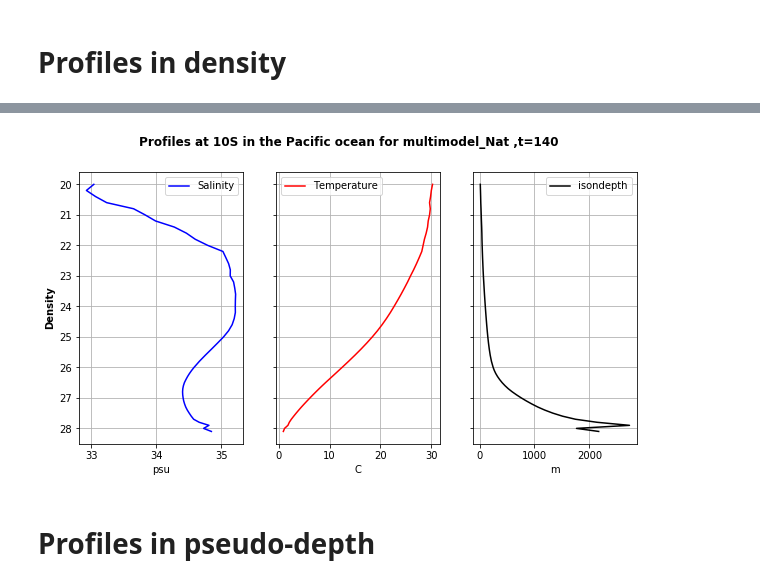
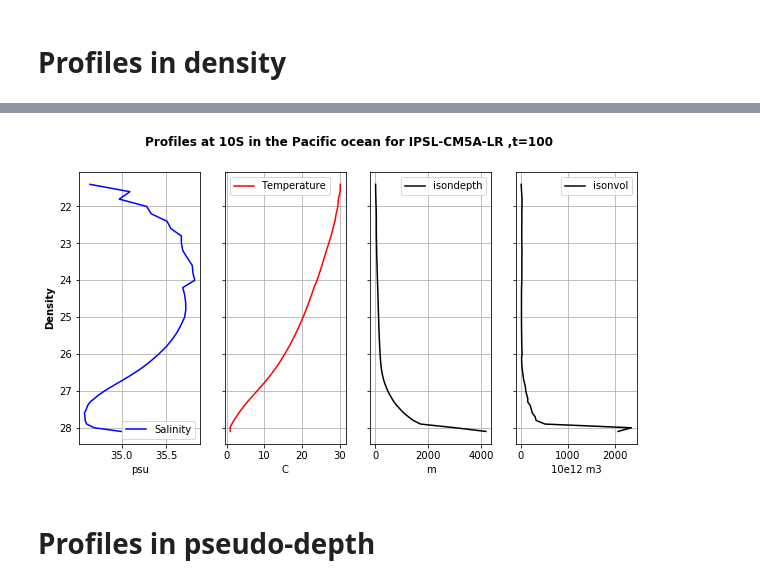
Before and after one commit to eguil/Density_bining, a Jupyter notebook: Yona_analysis/programs/check_10SPac_jupyter.ipynb, the cells around one changed output, grey strips where cells are left out. Cells and saved outputs as stored; diff of their text form; code cells hidden in the pictures.

```diff
--- a/Yona_analysis/programs/check_10SPac_jupyter.ipynb
+++ b/Yona_analysis/programs/check_10SPac_jupyter.ipynb
@@ -6,8 +6,8 @@ import os, glob
 from netCDF4 import Dataset as open_ncfile
 # %%
 # Choose options
-model_name = 'multimodel_Nat'
-t = 140 # time step
+model_name = 'IPSL-CM5A-LR'#'multimodel_Nat'
+t = 100 # time step
 # %%
 def find_nearest(array, value):
     array = np.asarray(array)
@@ -17,8 +17,8 @@ def find_nearest(array, value):
 # Profiles in density
 # %%
 # Read T,S,isondepth from one model at one time step, for Pacific ocean at 10S (zonal mean)
-indir_hist = '/data/ericglod/Density_binning/Prod_density_april15/mme_hist/'
-file_hist = glob.glob(indir_hist+'*'+model_name+'*zon2D.nc')[0]
+indir_hist = '/data/ericglod/Density_binning/Prod_density_april15/historical/' #mme_hist/'
+file_hist = glob.glob(indir_hist+'*'+model_name+'*r2i1p1*zon2D.nc')[0]
 fh = open_ncfile(file_hist,'r')
 
 lat = fh.variables['latitude'][:]
@@ -27,3 +27,4 @@ ilat = find_nearest(lat,-10)
 S = fh.variables['isonso'][t,2,:,ilat].squeeze()
 T = fh.variables['isonthetao'][t,2,:,ilat].squeeze()
 depth = fh.variables['isondepth'][t,2,:,ilat].squeeze()
+volume = fh.variables['isonvol'][t,2,:,ilat].squeeze()
@@ -54,22 +59,26 @@ df_density
 # %%
-fig,ax = plt.subplots(nrows=1,ncols=3,sharey=True,figsize=(10,5),facecolor='white')
+fig,ax = plt.subplots(nrows=1,ncols=4,sharey=True,figsize=(10,5),facecolor='white')
 ax[0].plot(S,density,color='blue',label='Salinity')
 ax[1].plot(T,density,color='red',label='Temperature')
 ax[2].plot(depth,density,color='black',label='isondepth')
+ax[3].plot(volume,density,color='black',label='isonvol')
 ax[0].set_ylabel('Density',fontweight='bold')
 fig.suptitle('Profiles at 10S in the Pacific ocean for '+model_name+' ,t='+str(t),fontweight='bold')
 ax[0].legend()
 ax[0].set_xlabel('psu')
 ax[0].grid()
 ax[1].legend()
 ax[1].set_xlabel('C')
 ax[1].grid()
 ax[2].legend()
 ax[2].set_xlabel('m')
 ax[2].grid()
+ax[3].legend()
+ax[3].set_xlabel('10e12 m3')
+ax[3].grid()
 ax[0].invert_yaxis()
 # %% [output]
-[figure, old version]
+[figure, new version]
 # %% [markdown]
 # Profiles in pseudo-depth
 # %%
```
Also changed, not shown: parts of 3 cells of this notebook, 26 other files.
